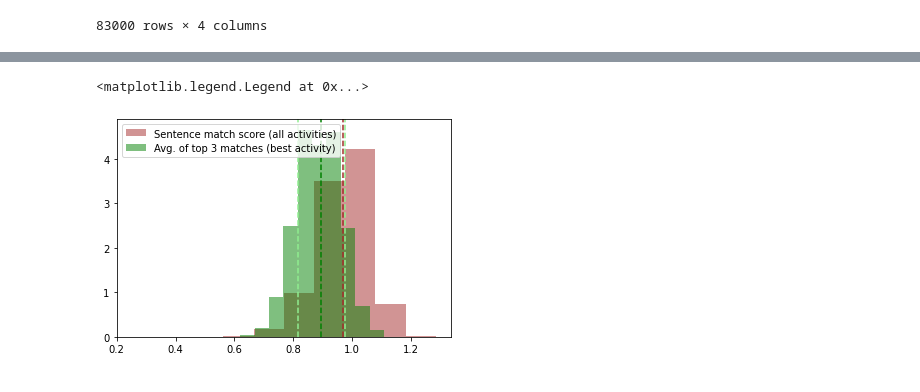
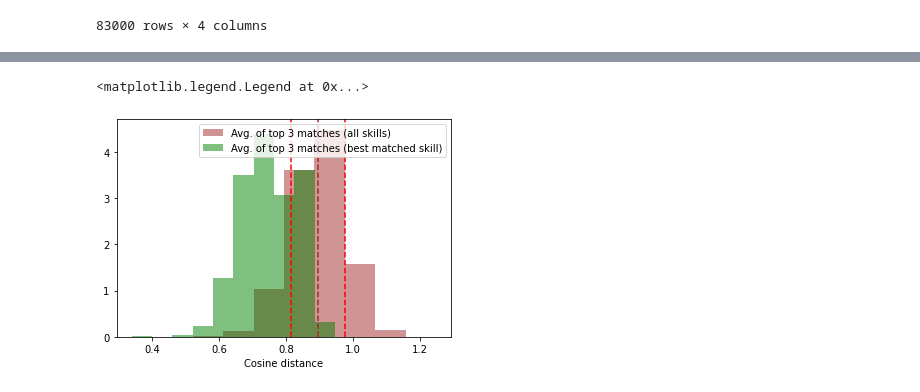
Before and after one commit to emilysharata/Thesis, a Jupyter notebook: Skills Similarities.ipynb, the cells around one changed output, grey strips where cells are left out. Cells and saved outputs as stored; diff of their text form; code cells hidden in the pictures.

```diff
--- a/Skills Similarities.ipynb
+++ b/Skills Similarities.ipynb
@@ -217,8 +126,12 @@ The cutoff is mean-std for all the average 3 sent. Value is 0.8158394535851993
 # %%
-topResultsDf["BEST_SKILL_MATCH_1SENT"] = topResultsDf.apply(bestMatchReturn, args=(skillsResultsDf, skillsDf, "SKILL_ID", "LOWEST_DISTANCE", "SKILL_CONTENT"), axis=1)
-topResultsDf["BEST_SKILL_MATCH_3SENT"] = topResultsDf.apply(bestMatchReturn, args=(skillsResultsDf, skillsDf, "SKILL_ID", "AVERAGE_DISTANCE_3SENT", "SKILL_CONTENT"), axis=1)
-topResultsDf["BEST_SKILL_ID_1SENT"] = topResultsDf.apply(bestMatchReturn, args=(skillsResultsDf, skillsDf, "SKILL_ID", "LOWEST_DISTANCE", "SKILL_ID"), axis=1)
-topResultsDf["BEST_SKILL_ID_3SENT"] = topResultsDf.apply(bestMatchReturn, args=(skillsResultsDf, skillsDf, "SKILL_ID", "AVERAGE_DISTANCE_3SENT", "SKILL_ID"), axis=1)
+topResultsDf["BEST_SKILL_MATCH_1SENT"] = topResultsDf.apply(dataframeHelpers.bestMatchReturn, args=(skillsResultsDf, skillsDf, "SKILL_ID", "LOWEST_DISTANCE", "SKILL_CONTENT"), axis=1)
+topResultsDf["BEST_SKILL_MATCH_3SENT"] = topResultsDf.apply(dataframeHelpers.bestMatchReturn, args=(skillsResultsDf, skillsDf, "SKILL_ID", "AVERAGE_DISTANCE_3SENT", "SKILL_CONTENT"), axis=1)
+topResultsDf["BEST_SKILL_ID_1SENT"] = topResultsDf.apply(dataframeHelpers.bestMatchReturn, args=(skillsResultsDf, skillsDf, "SKILL_ID", "LOWEST_DISTANCE", "SKILL_ID"), axis=1)
+topResultsDf["BEST_SKILL_ID_3SENT"] = topResultsDf.apply(dataframeHelpers.bestMatchReturn, args=(skillsResultsDf, skillsDf, "SKILL_ID", "AVERAGE_DISTANCE_3SENT", "SKILL_ID"), axis=1)
+topResultsDf["AVERAGE_DISTANCE_3SENT"] = topResultsDf.apply(dataframeHelpers.bestMatchAttributeReturn, args=(skillsResultsDf, "AVERAGE_DISTANCE_3SENT", "AVERAGE_DISTANCE_3SENT"), axis=1)
+topResultsDf["LOWEST_DISTANCE"] = topResultsDf.apply(dataframeHelpers.bestMatchAttributeReturn, args=(skillsResultsDf, "LOWEST_DISTANCE", "LOWEST_DISTANCE"), axis=1)
+# %%
+topResultsDf["DISTANCES"] = topResultsDf.apply(dataframeHelpers.bestMatchAttributeReturn, args=(skillsResultsDf, "AVERAGE_DISTANCE_3SENT", "DISTANCES"), axis=1)
 # %%
 topResultsDf["TOP_SKILL_IDS"] = topResultsDf.apply(dataframeHelpers.bestNMatchReturn, args=(skillsResultsDf, skillsDf, "SKILL_ID", "AVERAGE_DISTANCE_3SENT", "SKILL_ID", 10, cutoff), axis=1)
 topResultsDf["TOP_SKILL_MATCHES"] = topResultsDf.apply(dataframeHelpers.bestNMatchReturn, args=(skillsResultsDf, skillsDf, "SKILL_ID", "AVERAGE_DISTANCE_3SENT", "SKILL_CONTENT", 10, cutoff), axis=1)
@@ -246,2 +196,4 @@ plt.legend()
+# %%
+annotatedJobs200 = pd.read_csv("Data/AnnotatedJobs200.csv", sep=";")
 # %%
-#topResultsDf["GREEN_IDENTITY"] = annotatedJobs200["GREEN_IDENTITY"].astype('bool')
+topResultsDf["GREEN_IDENTITY"] = annotatedJobs200["GREEN_IDENTITY"].astype('bool')
@@ -270,13 +213,13 @@ import matplotlib.pyplot as plt
 # %%
-plt.hist([x for y in skillsResultsDf["DISTANCES"] for x in y], label="Sentence match score (all activities)", density=True, alpha=0.5, color = 'brown')
-plt.hist(topResultsDf["AVERAGE_DISTANCE_3SENT"], label="Avg. of top 3 matches (best activity)", density=True, alpha=0.5, color = 'green')
-plt.axvline(np.mean([x for y in skillsResultsDf["DISTANCES"] for x in y]), color='brown', linestyle='dashed')
-plt.axvline(np.mean(skillsResultsDf["AVERAGE_DISTANCE_3SENT"]), color='green', linestyle='dashed')
-plt.axvline(skillsResultsDf["AVERAGE_DISTANCE_3SENT"].mean()+skillsResultsDf["AVERAGE_DISTANCE_3SENT"].std(), color='lightgreen', linestyle='dashed')
-plt.axvline(skillsResultsDf["AVERAGE_DISTANCE_3SENT"].mean()-skillsResultsDf["AVERAGE_DISTANCE_3SENT"].std(), color='lightgreen', linestyle='dashed')
+plt.hist(skillsResultsDf["AVERAGE_DISTANCE_3SENT"], label="Avg. of top 3 matches (all skills)", density=True, alpha=0.5, color = 'brown')
+plt.hist(topResultsDf["AVERAGE_DISTANCE_3SENT"], label="Avg. of top 3 matches (best matched skill)", density=True, alpha=0.5, color = 'green')
+plt.axvline(np.mean(skillsResultsDf["AVERAGE_DISTANCE_3SENT"]), color='brown', linestyle='dashed')
+plt.axvline(skillsResultsDf["AVERAGE_DISTANCE_3SENT"].mean()+skillsResultsDf["AVERAGE_DISTANCE_3SENT"].std(), color='red', linestyle='dashed')
+plt.axvline(skillsResultsDf["AVERAGE_DISTANCE_3SENT"].mean()-skillsResultsDf["AVERAGE_DISTANCE_3SENT"].std(), color='red', linestyle='dashed')
+plt.xlabel('Cosine distance')
 plt.legend()
 # %% [output]
 <matplotlib.legend.Legend at 0x...>
-[figure, old version]
+[figure, new version]
 # %%
 plt.hist([x for y in skillsResultsDf["DISTANCES"] for x in y], label="Sentence match score (all activities)", density=True, alpha=0.5, color = 'brown')
```
Also changed, not shown: parts of 36 cells of this notebook, 3 other files.
